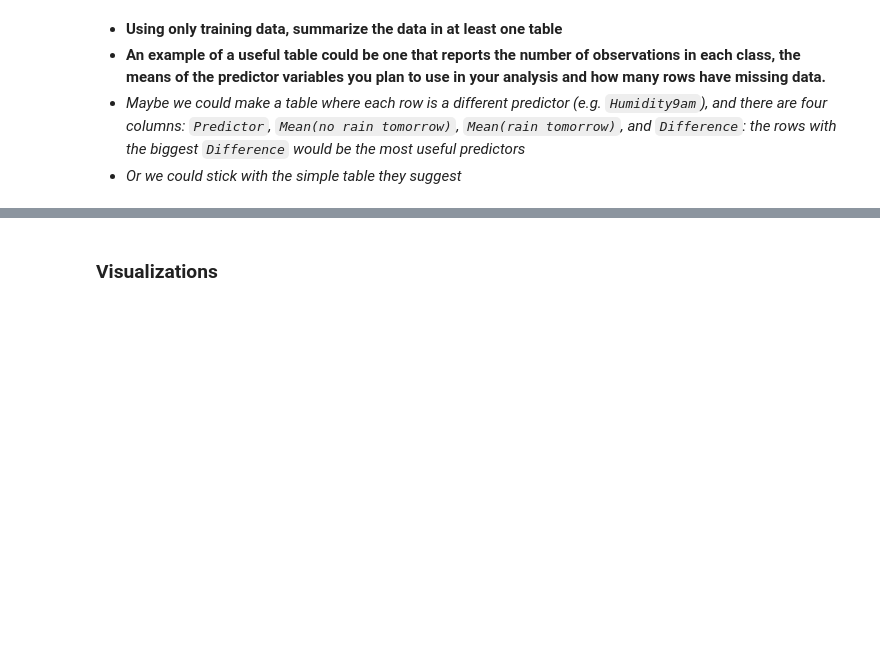
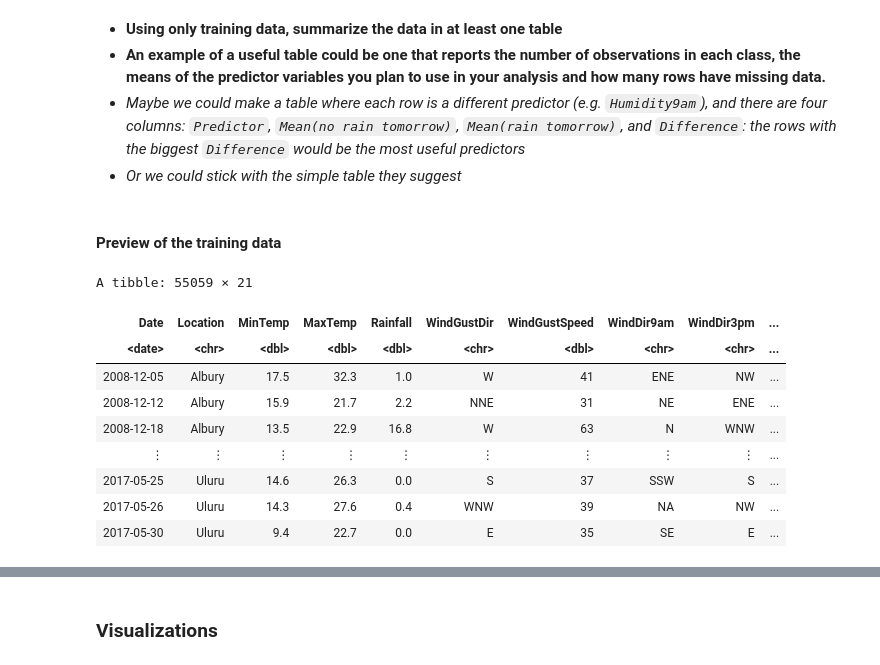
Before and after one commit to geoffreyyang/dsci100-002-group7, a Jupyter notebook: proposal.ipynb, the cells around one changed output, grey strips where cells are left out. Drawn from its saved outputs; the diff is of its cells as text; code cells hidden in the pictures; blank space fills up the shorter version.

```diff
--- a/proposal.ipynb
+++ b/proposal.ipynb
@@ -158,3 +158,18 @@ colSums(is.na(weather_train))
 - **An example of a useful table could be one that reports the number of observations in each class, the means of the predictor variables you plan to use in your analysis and how many rows have missing data.**
 - *Maybe we could make a table where each row is a different predictor (e.g. `Humidity9am`), and there are four columns: `Predictor`, `Mean(no rain tomorrow)`, `Mean(rain tomorrow)`, and `Difference`: the rows with the biggest `Difference` would be the most useful predictors*
 - *Or we could stick with the simple table they suggest*
+# %% [markdown]
+#### Preview of the training data
+# %%
+weather_train
+# %% [output]
+A tibble: 55059 × 21
+| Date | Location | MinTemp | MaxTemp | Rainfall | WindGustDir | WindGustSpeed | WindDir9am | WindDir3pm | ... |
+| <date> | <chr> | <dbl> | <dbl> | <dbl> | <chr> | <dbl> | <chr> | <chr> | ... |
+| 2008-12-05 | Albury | 17.5 | 32.3 | 1.0 | W | 41 | ENE | NW | ... |
+| 2008-12-12 | Albury | 15.9 | 21.7 | 2.2 | NNE | 31 | NE | ENE | ... |
+| 2008-12-18 | Albury | 13.5 | 22.9 | 16.8 | W | 63 | N | WNW | ... |
+| ⋮ | ⋮ | ⋮ | ⋮ | ⋮ | ⋮ | ⋮ | ⋮ | ⋮ | ... |
+| 2017-05-25 | Uluru | 14.6 | 26.3 | 0.0 | S | 37 | SSW | S | ... |
+| 2017-05-26 | Uluru | 14.3 | 27.6 | 0.4 | WNW | 39 | NA | NW | ... |
+| 2017-05-30 | Uluru | 9.4 | 22.7 | 0.0 | E | 35 | SE | E | ... |
```
Also changed, not shown: parts of 5 cells of this notebook.
